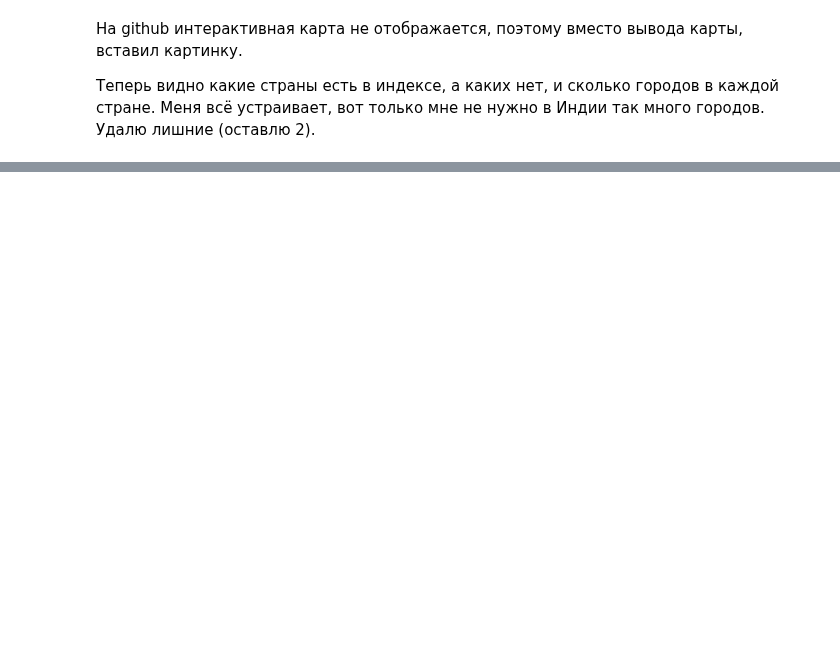
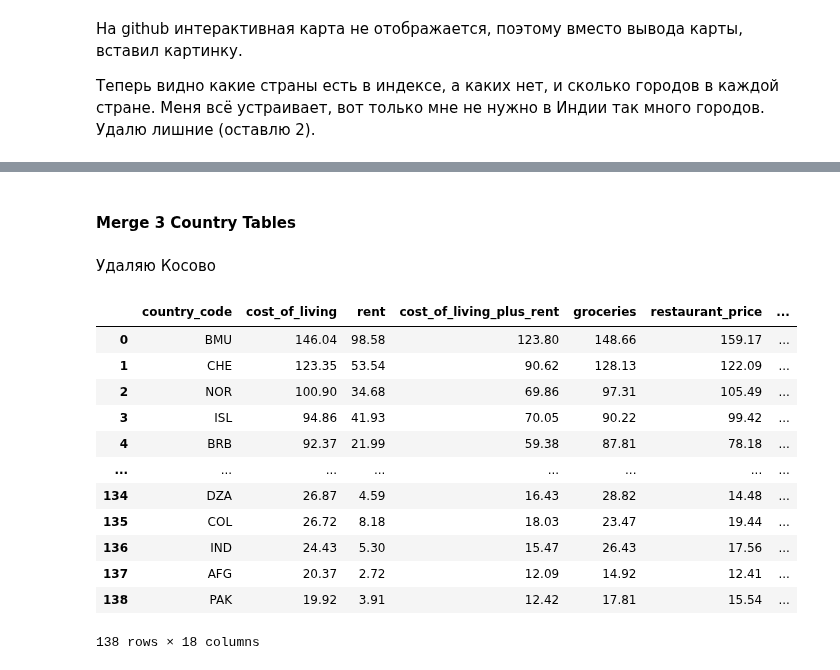
Before and after one commit to denis-k2/numbeo, a Jupyter notebook: 1.analysis.ipynb, the cells around one changed output, grey strips where cells are left out. Cells and saved outputs as stored; diff of their text form; code cells hidden in the pictures; blank space fills up the shorter version.

```diff
--- a/1.analysis.ipynb
+++ b/1.analysis.ipynb
@@ -197,0 +232,4 @@ df_countries.to_csv("data/countries_codes.csv")
+# %%
+df_qol_index = pd.read_html('https://www.numbeo.com/quality-of-life/rankings_by_country.jsp')[1]
+df_qol_index.drop(['Rank', 'Cost of Living Index'], axis=1, inplace=True)
+df_qol_index.columns = list(map(lambda x: x.removesuffix(' Index').lower().replace(' ', '_'), df_qol_index.columns))
@@ -197,0 +238,34 @@ df_countries.to_csv("data/countries_codes.csv")
+# %%
+df_salary_index = pd.read_html('https://www.numbeo.com/cost-of-living/country_price_rankings?itemId=105')[1]
+df_salary_index.drop([0, 2], axis=1, inplace=True)
+df_salary_index[3] = df_salary_index[3].apply(lambda row: float(row.rstrip('\xa0$').replace(',', '')))
+df_salary_index.rename(columns={1: 'country', 3: 'avg_salary(usd)'}, inplace=True)
+# %% [markdown]
+#### Merge 3 Country Tables
+# %%
+df_country_index = df_col_index.merge(df_qol_index, on='country', how='left')
+df_country_index = df_country_index.merge(df_salary_index, on='country', how='left')
+# добавляю столбцы когда и кем добавлены данные в таблицу
+df_country_index.loc[:, ('sys_updated_date', 'sys_updated_by')] = (date.today(), getenv('NB_USER'))
+# %% [markdown]
+Удаляю Косово
+# %%
+df_country_index = df_country_index.drop(df_country_index.loc[df_country_index['country'] == 'Kosovo (Disputed Territory)'].index)
+# %%
+df_country_index['country_code'] = df_country_index.apply(lambda row: coco.convert(names=row.country, to='ISO3') , axis = 1)
+df_country_index = df_country_index.reindex(columns=['country_code'] + list(df_country_index.columns[1:-1]))
+df_country_index.head(2)
+# %% [output]
+|  | country_code | cost_of_living | rent | cost_of_living_plus_rent | groceries | restaurant_price | ... |
+| 0 | BMU | 146.04 | 98.58 | 123.80 | 148.66 | 159.17 | ... |
+| 1 | CHE | 123.35 | 53.54 | 90.62 | 128.13 | 122.09 | ... |
+| 2 | NOR | 100.90 | 34.68 | 69.86 | 97.31 | 105.49 | ... |
+| 3 | ISL | 94.86 | 41.93 | 70.05 | 90.22 | 99.42 | ... |
+| 4 | BRB | 92.37 | 21.99 | 59.38 | 87.81 | 78.18 | ... |
+| ... | ... | ... | ... | ... | ... | ... | ... |
+| 134 | DZA | 26.87 | 4.59 | 16.43 | 28.82 | 14.48 | ... |
+| 135 | COL | 26.72 | 8.18 | 18.03 | 23.47 | 19.44 | ... |
+| 136 | IND | 24.43 | 5.30 | 15.47 | 26.43 | 17.56 | ... |
+| 137 | AFG | 20.37 | 2.72 | 12.09 | 14.92 | 12.41 | ... |
+| 138 | PAK | 19.92 | 3.91 | 12.42 | 17.81 | 15.54 | ... |
+138 rows × 18 columns
```
Also changed, not shown: parts of 44 cells of this notebook.
